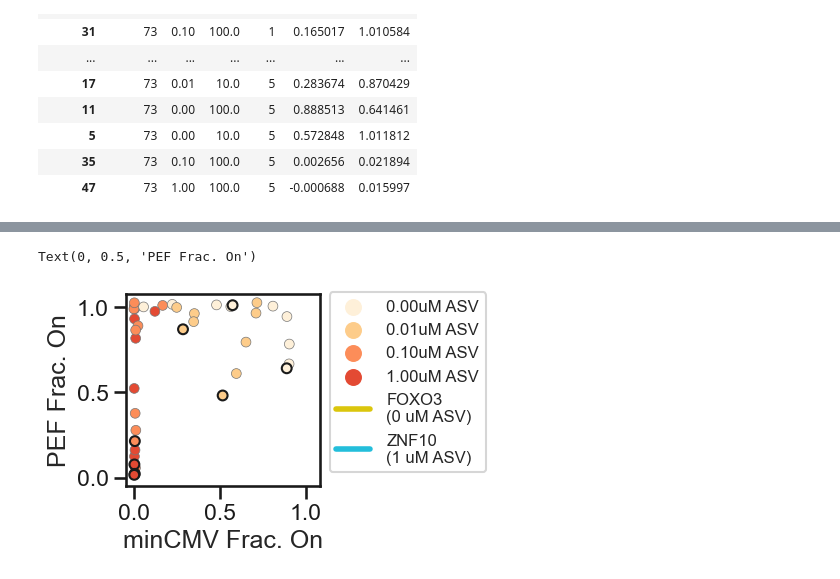
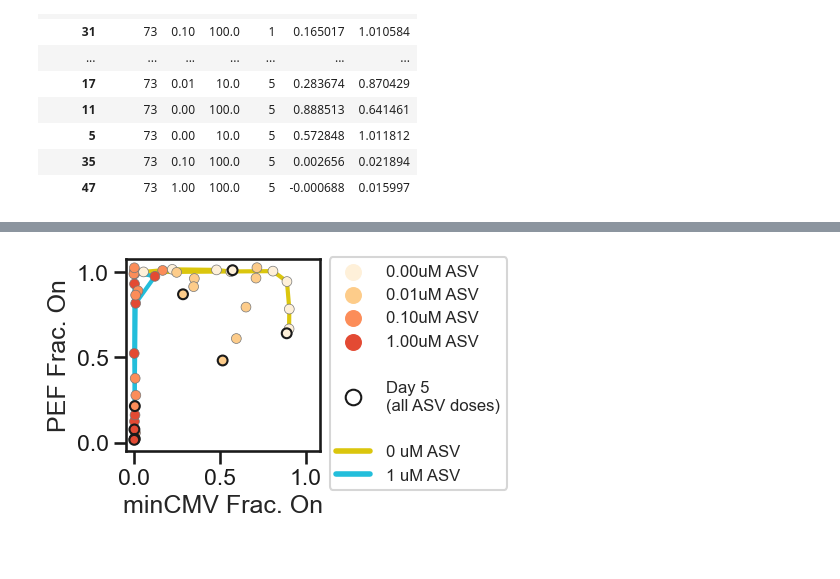
Before and after one commit to axmukund/corecruit_mukund22, a Jupyter notebook: fig_6/StaPL_dox_dosing/Dosing Data.ipynb, the cells around one changed output, grey strips where cells are left out. Drawn from its saved outputs; the diff is of its cells as text; code cells hidden in the pictures.

Commit message:
Adding stapl plane in prettier form, histogram plots

```diff
--- a/fig_6/StaPL_dox_dosing/Dosing Data.ipynb
+++ b/fig_6/StaPL_dox_dosing/Dosing Data.ipynb
@@ -1021,27 +1061,27 @@ fig, ax = plt.subplots(figsize=(2.5, 2.5))
 #     ax=ax,
 # )
 
-# for d in [0, 10, 100]:
-#     sns.lineplot(
-#         data=sdf[(sdf["asv"] == 0) & (sdf["dox"] == d)].sort_values(by="day"),
-#         x="CMV",
-#         y="PEF",
-#         color="#dbc60d",
-#         sort=False,
-#         lw=3,
-#         zorder=-5,
-#         ax=ax,
-#     )
-#     sns.lineplot(
-#         data=sdf[(sdf["asv"] == 1) & (sdf["dox"] == d)].sort_values(by="day"),
-#         x="CMV",
-#         y="PEF",
-#         color="#23bedb",
-#         sort=False,
-#         lw=3,
-#         zorder=-5,
-#         ax=ax,
-#     )
+for d in [0, 10, 100]:
+    sns.lineplot(
+        data=sdf[(sdf["asv"] == 0) & (sdf["dox"] == d)].sort_values(by="day"),
+        x="CMV",
+        y="PEF",
+        color="#dbc60d",
+        sort=False,
+        lw=3,
+        zorder=-5,
+        ax=ax,
+    )
+    sns.lineplot(
+        data=sdf[(sdf["asv"] == 1) & (sdf["dox"] == d)].sort_values(by="day"),
+        x="CMV",
+        y="PEF",
+        color="#23bedb",
+        sort=False,
+        lw=3,
+        zorder=-5,
+        ax=ax,
+    )
 
 
 g = sns.scatterplot(
@@ -1052,7 +1092,7 @@ g = sns.scatterplot(
     palette=["#fef0d9", "#fdcc8a", "#fc8d59", "#e34a33"],
     ec=["#777777" if d < 5 else "k" for d in list(sdf["day"])],
     s=50,
-    linewidth=[0.5 if d<5 else 1.5 for d in list(sdf["day"])],
+    linewidth=[0.5 if d < 5 else 1.5 for d in list(sdf["day"])],
     legend=True,
     ax=ax,
 )
@@ -1062,35 +1102,51 @@ l = ax.legend(
     title="Day",
     bbox_to_anchor=(1.01, 1.05),
     labelspacing=0.5,
     handletextpad=1,
     fontsize=12,
 )
 
 handles, labels = ax.get_legend_handles_labels()
+handles.append(Line2D([0], [0], color="w", lw=0))
+handles.append(
+    Line2D(
+        [],
+        [],
+        color="w",
+        marker="o",
+        linestyle="None",
+        markersize=2.8,
+        markeredgecolor="k",
+        markeredgewidth=1.5,
+    )
+)
+handles.append(Line2D([0], [0], color="w", lw=0))
 handles.append(Line2D([0], [0], color="#dbc60d", lw=4))
 handles.append(Line2D([0], [0], color="#23bedb", lw=4))
 labels = ["{:0.2f}uM ASV".format(float(i)) for i in labels]
-labels.append("FOXO3\n(0 uM ASV)")
-labels.append("ZNF10\n(1 uM ASV)")
+labels.append("")
+labels.append("Day 5\n(all ASV doses)")
+labels.append("")
+labels.append("0 uM ASV")
+labels.append("1 uM ASV")
 l._legend_box = None
 l._init_legend_box(handles, labels)
 l._set_loc(l._loc)
 l.set_title(None)
 for h in l.legendHandles:
     h._sizes = [125]
     if not isinstance(h, Line2D):
-#         h.set_edgecolor("darkblue")
+        #         h.set_edgecolor("darkblue")
         h.set_linewidth(1)
 
 
 ax.set_xlim(-0.05, 1.08)
 ax.set_ylim(-0.05, 1.08)
 ax.set_xticks([0, 0.5, 1.0])
 ax.set_yticks([0, 0.5, 1.0])
 ax.set_xlabel("minCMV Frac. On")
 ax.set_ylabel("PEF Frac. On")
 
 fig.savefig("./plots/stapl_plane.pdf", bbox_inches="tight")
 # %% [output]
-Text(0, 0.5, 'PEF Frac. On')
-[figure, old version]
+[figure, new version]
```
Also changed, not shown: parts of 4 cells of this notebook, 9 other files.
